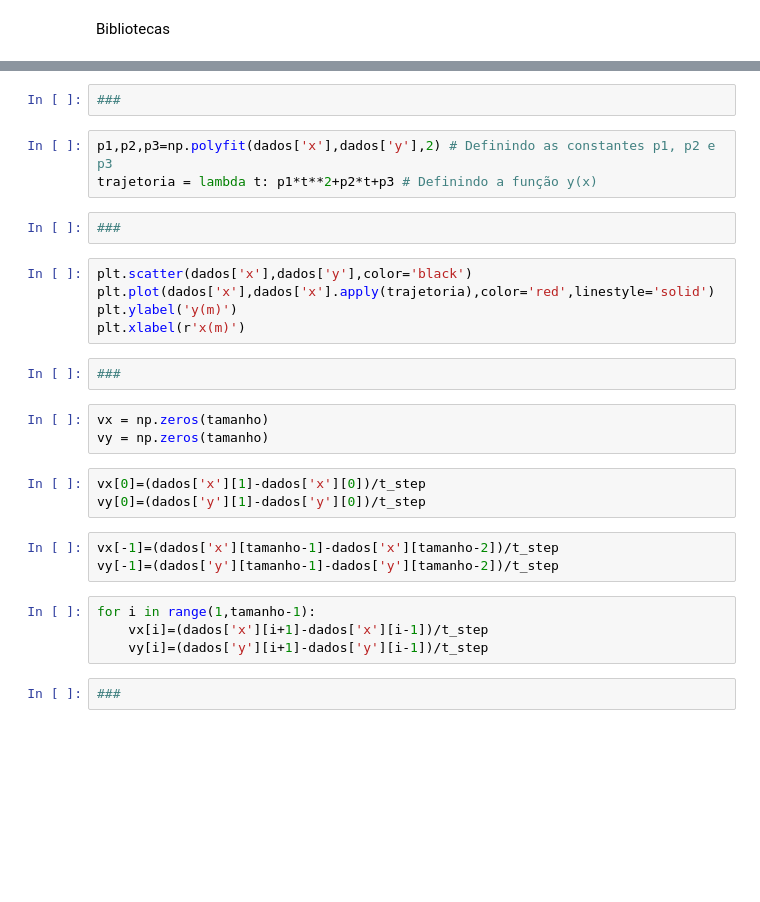
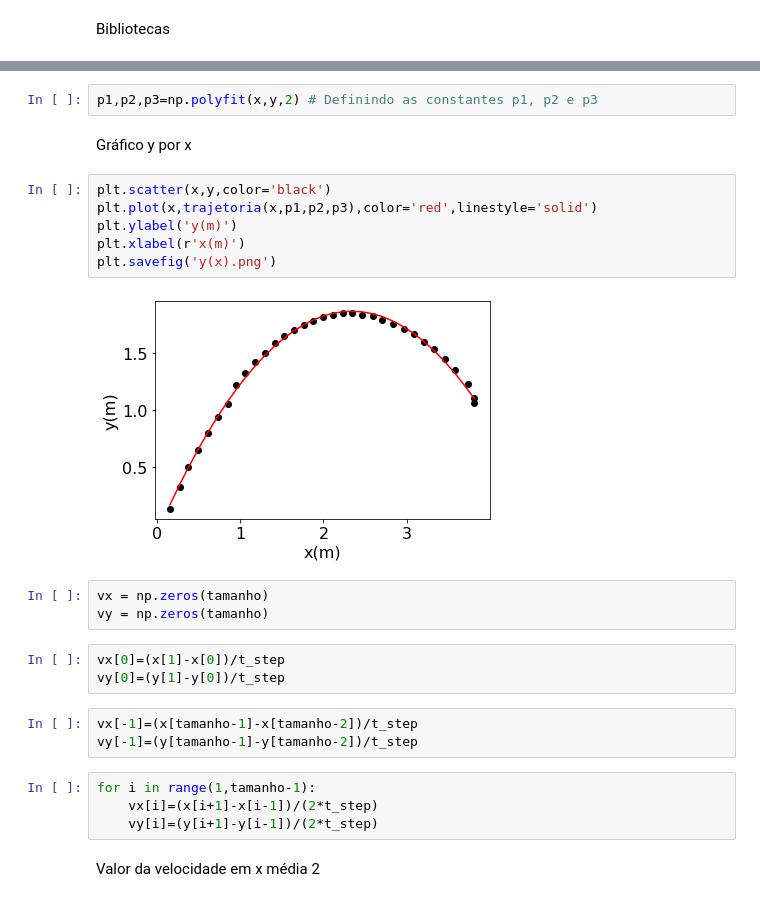
Before and after one commit to PedroMoraesFranco/Trabalho_fisica_experimental, a Jupyter notebook: codigo.ipynb, the cells around one changed output, grey strips where cells are left out. Saved outputs shown, nothing was run; the diff lists cells and outputs as text; blank space fills up the shorter version.

```diff
--- a/codigo.ipynb
+++ b/codigo.ipynb
@@ -56,31 +82,29 @@ erro1.round(2) # Calculando o erro relativo da gravidade encontrada
-# %%
-###
 # %%
-p1,p2,p3=np.polyfit(dados['x'],dados['y'],2) # Definindo as constantes p1, p2 e p3
-trajetoria = lambda t: p1*t**2+p2*t+p3 # Definindo a função y(x)
+p1,p2,p3=np.polyfit(x,y,2) # Definindo as constantes p1, p2 e p3
-# %%
-###
+# %% [markdown]
+Gráfico y por x
 # %%
-plt.scatter(dados['x'],dados['y'],color='black')
-plt.plot(dados['x'],dados['x'].apply(trajetoria),color='red',linestyle='solid')
+plt.scatter(x,y,color='black')
+plt.plot(x,trajetoria(x,p1,p2,p3),color='red',linestyle='solid')
 plt.ylabel('y(m)')
 plt.xlabel(r'x(m)')
+plt.savefig('y(x).png')
+# %% [output]
+[figure, added]
-# %%
-###
 # %%
 vx = np.zeros(tamanho)
 vy = np.zeros(tamanho)
 # %%
-vx[0]=(dados['x'][1]-dados['x'][0])/t_step
-vy[0]=(dados['y'][1]-dados['y'][0])/t_step
+vx[0]=(x[1]-x[0])/t_step
+vy[0]=(y[1]-y[0])/t_step
 # %%
-vx[-1]=(dados['x'][tamanho-1]-dados['x'][tamanho-2])/t_step
-vy[-1]=(dados['y'][tamanho-1]-dados['y'][tamanho-2])/t_step
+vx[-1]=(x[tamanho-1]-x[tamanho-2])/t_step
+vy[-1]=(y[tamanho-1]-y[tamanho-2])/t_step
 # %%
 for i in range(1,tamanho-1):
-    vx[i]=(dados['x'][i+1]-dados['x'][i-1])/t_step
-    vy[i]=(dados['y'][i+1]-dados['y'][i-1])/t_step
+    vx[i]=(x[i+1]-x[i-1])/(2*t_step)
+    vy[i]=(y[i+1]-y[i-1])/(2*t_step)
-# %%
-###
+# %% [markdown]
+Valor da velocidade em x média 2
 # %%
 vx.mean()
```
Also changed, not shown: parts of 38 cells of this notebook, 7 other files.
